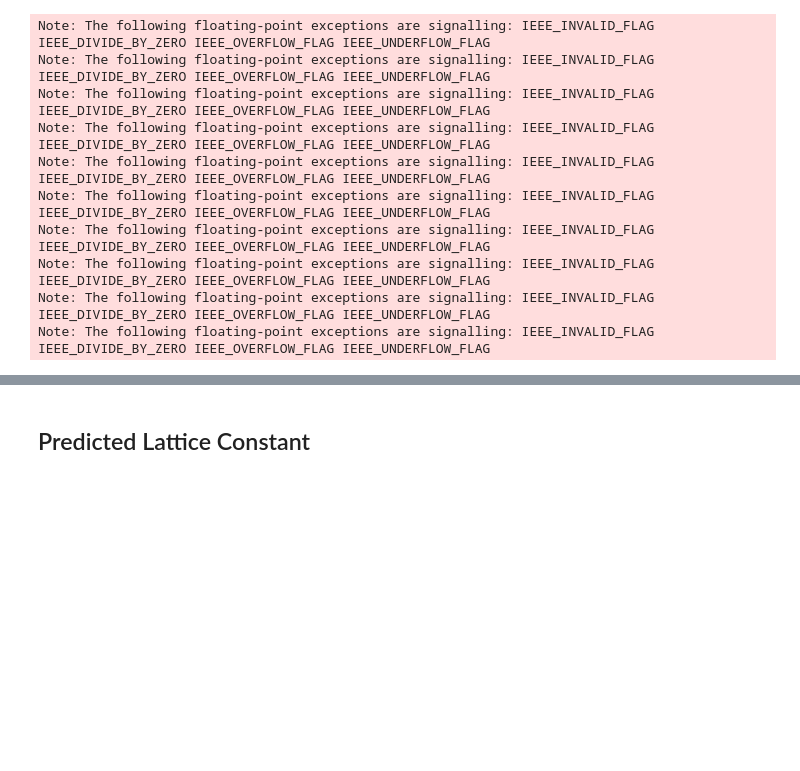
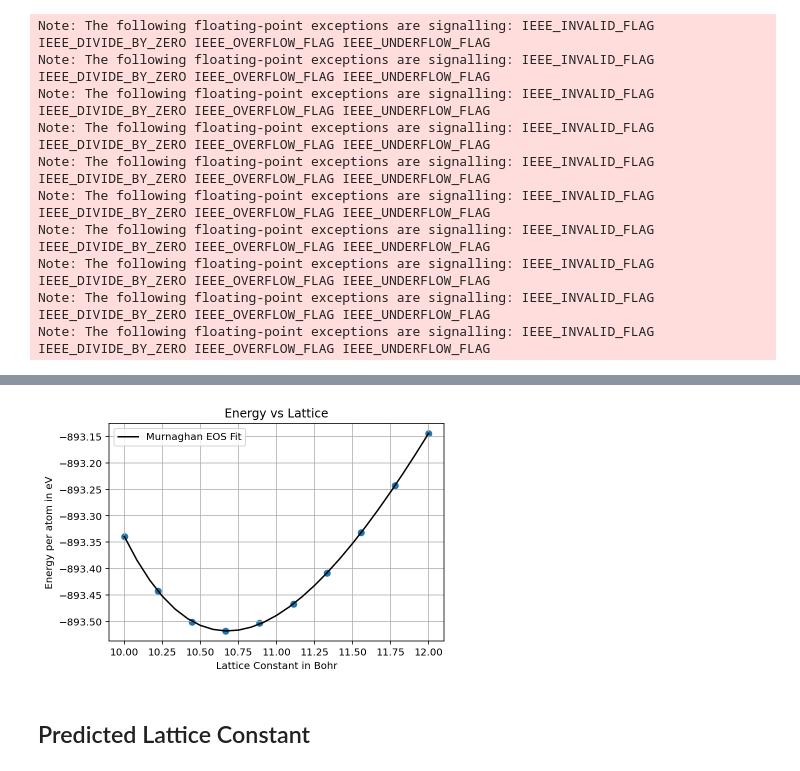
Before and after one commit to vinh-c-tran/DFT, a Jupyter notebook: Simple_Solids/Sholl_Chapter_2/Problem-4-NaCl-Structure/Scholl_Problem_4.ipynb, the cells around one changed output, grey strips where cells are left out. Saved outputs shown, nothing was run; the diff lists cells and outputs as text; code cells hidden in the pictures; blank space fills up the shorter version.

```diff
--- a/Simple_Solids/Sholl_Chapter_2/Problem-4-NaCl-Structure/Scholl_Problem_4.ipynb
+++ b/Simple_Solids/Sholl_Chapter_2/Problem-4-NaCl-Structure/Scholl_Problem_4.ipynb
@@ -119,11 +129,11 @@ popt_m, pcov_m = curve_fit(murnaghan, lattice_array, energy, p0 = [10.00, 2.68,
 # %%
-plt.scatter(lattice_array, energy)
+plt.scatter(lattice_array, energy/8)
 plt.plot(np.linspace(10.00, 12.00, 25), murnaghan(np.linspace(10.00, 12.00, 25), *popt_m),\
          label = 'Murnaghan EOS Fit', color = 'black')
 plt.legend()
 plt.grid()
 plt.xlabel('Lattice Constant in Bohr')
-plt.ylabel('Energy in eV')
+plt.ylabel('Energy per atom in eV')
 plt.title('Energy vs Lattice')
 plt.savefig('energy_vs_lattice.pdf')
 # %% [output]
@@ -131,3 +140,4 @@ plt.savefig('energy_vs_lattice.pdf')
+[figure, added]
 # %% [markdown]
 ## Predicted Lattice Constant
 # %%
```
Also changed, not shown: parts of 21 cells of this notebook, 4 other files.
